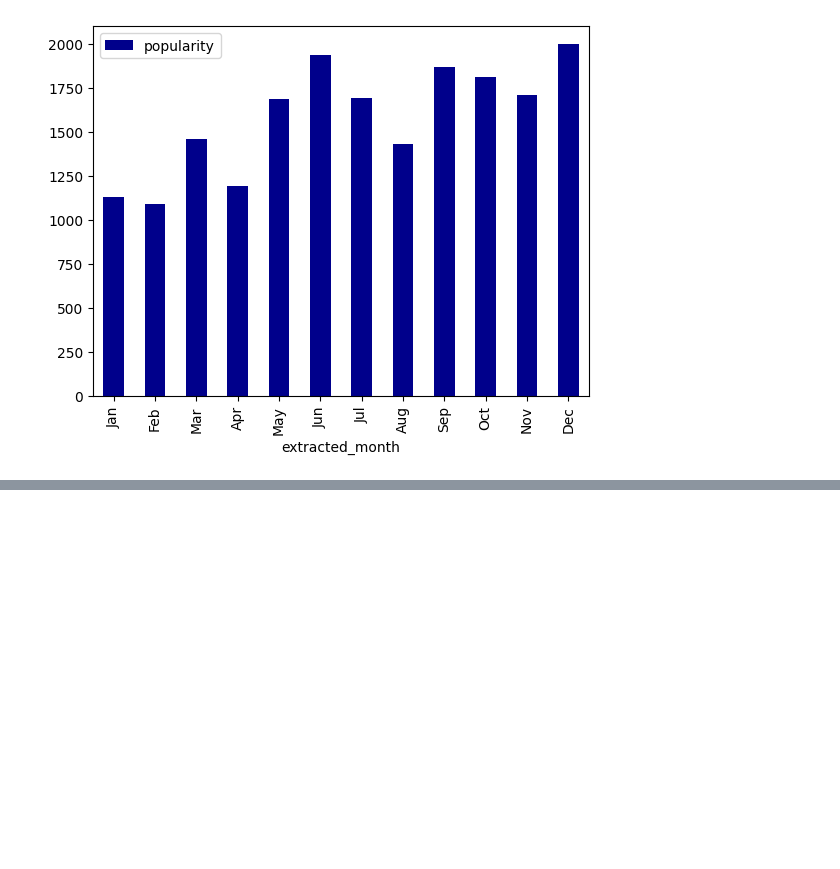
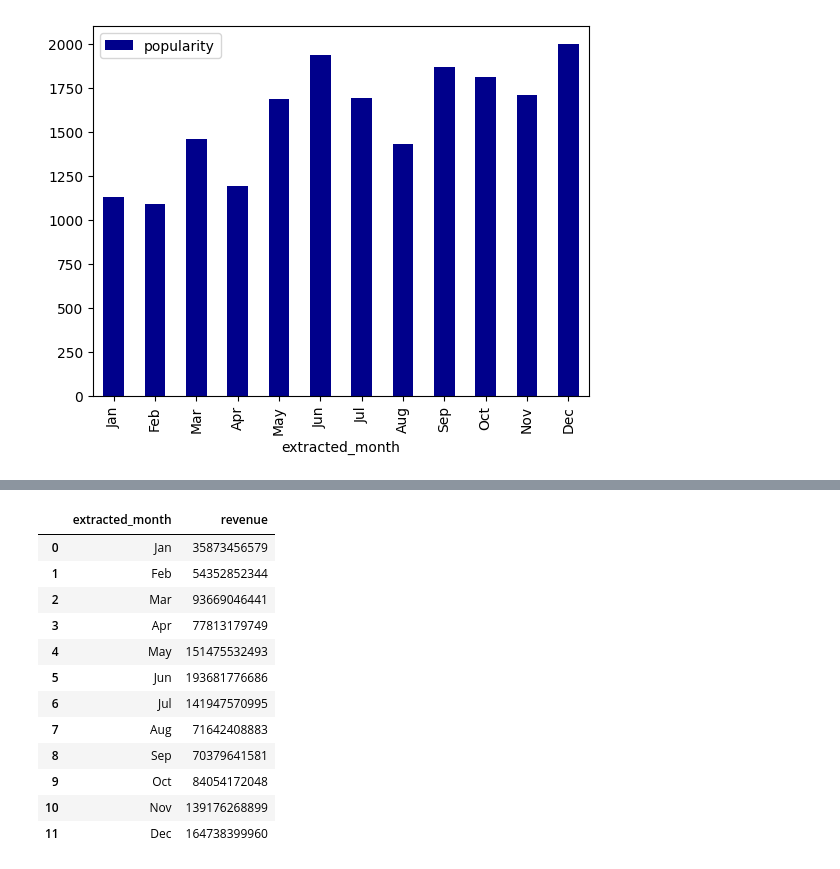
Before and after one commit to LuisAntonioDoHer/Movies_data_analysis, a Jupyter notebook: Movies_data_analysis.ipynb, the cells around one changed output, grey strips where cells are left out. Cells and saved outputs as stored; diff of their text form; code cells hidden in the pictures; blank space fills up the shorter version.

```diff
--- a/Movies_data_analysis.ipynb
+++ b/Movies_data_analysis.ipynb
@@ -438,0 +465,17 @@ plt.show()
+# %%
+df9.extracted_month = df9.extracted_month.map(index_to_month)
+df9
+# %% [output]
+|  | extracted_month | revenue |
+| 0 | Jan | 35873456579 |
+| 1 | Feb | 54352852344 |
+| 2 | Mar | 93669046441 |
+| 3 | Apr | 77813179749 |
+| 4 | May | 151475532493 |
+| 5 | Jun | 193681776686 |
+| 6 | Jul | 141947570995 |
+| 7 | Aug | 71642408883 |
+| 8 | Sep | 70379641581 |
+| 9 | Oct | 84054172048 |
+| 10 | Nov | 139176268899 |
+| 11 | Dec | 164738399960 |
```
Also changed, not shown: parts of 9 cells of this notebook.
